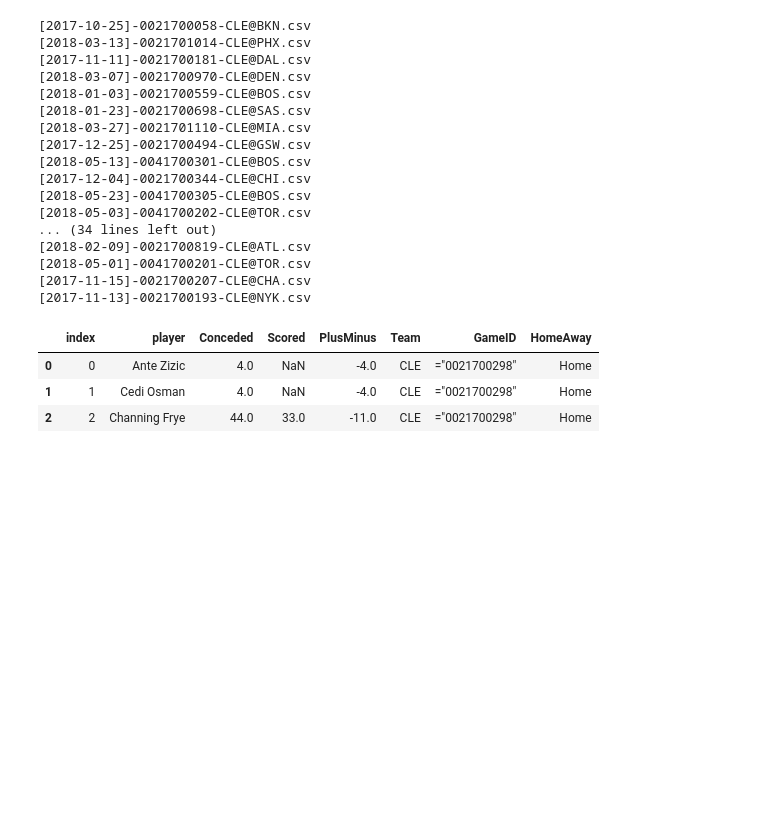
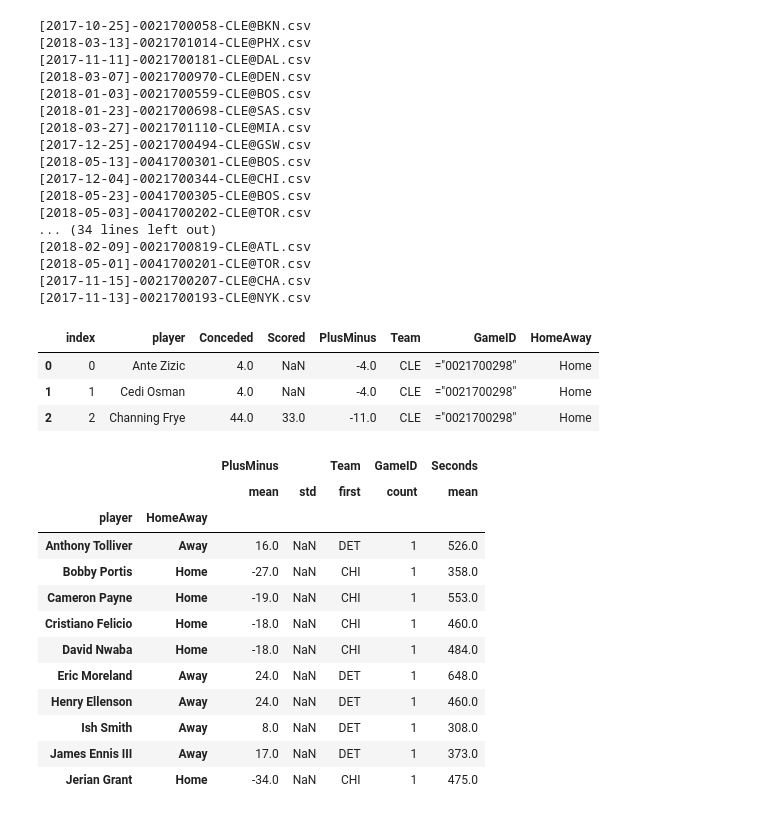
Before and after one commit to sangziteng/uscBigDataPythonCode, a Jupyter notebook: NBA/Player PlusMinus.ipynb, the cells around one changed output. Cells and saved outputs as stored; diff of their text form; code cells hidden in the pictures; blank space fills up the shorter version.

Commit message:
add playerSeconds, but only for score events

```diff
--- a/NBA/Player PlusMinus.ipynb
+++ b/NBA/Player PlusMinus.ipynb
@@ -26,6 +26,16 @@ TeamNames = set(TeamNames)
 # Directory = "1718/TRAIN/"
 
 # data = pd.read_csv(Directory + LAL_Files[0])
+
+#pd.to_timedelta(data['play_length'])
+
+def countSecond(strtime):
+    '''Caculate how many second each event'''
+    try:
+        numtime = pd.to_timedelta(strtime)
+        return numtime.total_seconds()
+    except:
+        return 0
 # %%
 # Create playerPlusMinus total dataset to accept and record each player's +/- in each Game
 Directory = "1718/TRAIN/"
@@ -41,17 +51,19 @@ for TeamName in TeamNames:
 
             HomeAway = "Home"
 
-            temp_data = data[['h1', 'h2', 'h3', 'h4', 'h5', 'team', 'points']]
+            temp_data = data[['h1', 'h2', 'h3', 'h4', 'h5', 'team', 'points', 'play_length']]
 
             temp_data['ScoredConceded'] = np.where(temp_data['team'] == TeamName, "Scored", "Conceded")
             temp_data = temp_data.loc[temp_data['points'].notnull()]
+            temp_data['play_length'] = temp_data['play_length'].apply(countSecond)
+
             temp_data2 = pd.DataFrame([])
 
             i = 0
             while i < 5:
                 i += 1
                 hname = 'h'+str(i)
-                tmp = temp_data[[hname, 'team', 'points', 'ScoredConceded']]
+                tmp = temp_data[[hname, 'team', 'points', 'ScoredConceded', 'play_length']]
                 tmp.rename(columns={hname:'player'}, inplace=True)
                 tmp['position'] = hname
                 tmp = tmp.loc[tmp['points']!=0]
@@ -59,16 +71,21 @@ for TeamName in TeamNames:
                 temp_data2 = temp_data2.append(tmp)
 
             # Calculate for each game, players score and conceded points
-            temp_data3 = pd.pivot_table(temp_data2, index = ['player', 'ScoredConceded'], values = ['points'], aggfunc = np.sum).unstack(level=1)
+            temp_data3 = pd.pivot_table(temp_data2, index = ['player', 'ScoredConceded'],\
+                                        values = ['points','play_length'], aggfunc = np.sum).unstack(level=1)
+            #print(temp_data2)
+
 
             # Make the pivot_table into a better format
             temp_data3 = temp_data3.reset_index()
-            temp_data3.columns = ['player', 'Conceded', 'Scored']
+
+            temp_data3.columns = ['player', 'ConcededSecond', 'ScoredSecond', 'Conceded', 'Scored']
 
             temp_data3['PlusMinus'] = np.nan_to_num(temp_data3['Scored']) - np.nan_to_num(temp_data3['Conceded'])
             temp_data3['Team'] = TeamName
             temp_data3['GameID'] = data['game_id']
             temp_data3['HomeAway'] = HomeAway
+            temp_data3['Seconds'] = np.nan_to_num(temp_data3['ConcededSecond']) + np.nan_to_num(temp_data3['ScoredSecond'])
 
             # After processing the entire file, append player's +/- into a whole dataset
             playerPlusMinus = playerPlusMinus.append(temp_data3.reset_index(), ignore_index=False)
@@ -79,17 +96,19 @@ for TeamName in TeamNames:
 
             HomeAway = "Away"
 
-            temp_data = data[['a1', 'a2', 'a3', 'a4', 'a5', 'team', 'points']]
+            temp_data = data[['a1', 'a2', 'a3', 'a4', 'a5', 'team', 'points', 'play_length']]
 
             temp_data['ScoredConceded'] = np.where(temp_data['team'] == TeamName, "Scored", "Conceded")
             temp_data = temp_data.loc[temp_data['points'].notnull()]
+            temp_data['play_length'] = temp_data['play_length'].apply(countSecond)
+
             temp_data2 = pd.DataFrame([])
 
             i = 0
             while i < 5:
                 i += 1
                 hname = 'a'+str(i)
-                tmp = temp_data[[hname, 'team', 'points', 'ScoredConceded']]
+                tmp = temp_data[[hname, 'team', 'points', 'ScoredConceded', 'play_length']]
                 tmp.rename(columns={hname:'player'}, inplace=True)
                 tmp['position'] = hname
                 tmp = tmp.loc[tmp['points']!=0]
@@ -97,19 +116,23 @@ for TeamName in TeamNames:
                 temp_data2 = temp_data2.append(tmp)
 
             # Calculate for each game, players score and conceded points
-            temp_data3 = pd.pivot_table(temp_data2, index = ['player', 'ScoredConceded'], values = ['points'], aggfunc = np.sum).unstack(level=1)
+            temp_data3 = pd.pivot_table(temp_data2, index = ['player', 'ScoredConceded'],\
+                                        values = ['points','play_length'], aggfunc = np.sum).unstack(level=1)
 
             # Make the pivot_table into a better format
             temp_data3 = temp_data3.reset_index()
-            temp_data3.columns = ['player', 'Conceded', 'Scored']
+            temp_data3.columns = ['player', 'ConcededSecond', 'ScoredSecond', 'Conceded', 'Scored']
 
             temp_data3['PlusMinus'] = np.nan_to_num(temp_data3['Scored']) - np.nan_to_num(temp_data3['Conceded'])
             temp_data3['Team'] = TeamName
             temp_data3['GameID'] = data['game_id']
             temp_data3['HomeAway'] = HomeAway
+            temp_data3['Seconds'] = np.nan_to_num(temp_data3['ConcededSecond']) + np.nan_to_num(temp_data3['ScoredSecond'])
+            #print(temp_data3)
 
             # After processing the entire file, append player's +/- into a whole dataset
             playerPlusMinus = playerPlusMinus.append(temp_data3.reset_index(), ignore_index=False)
+            #print(playerPlusMinus)
 
     playerPlusMinus.groupby(['player', 'HomeAway'])\
     .agg({'PlusMinus':['mean','std'], 'GameID':'count'})\
@@ -331,3 +351,20 @@ playerPlusMinus.groupby(['player', 'HomeAway']).agg({'PlusMinus':['mean','std'],
 .to_csv('Player Plus Minus'+TeamName+'.csv')
 # %%
 playerPlusMinus.to_csv('Player Plus Minus'+TeamName+'.csv')
+# %%
+playerPlusMinus.groupby(['player', 'HomeAway'])\
+.agg({'PlusMinus':['mean','std'], 'Team':'first', 'GameID':'count', 'Seconds':'mean'}).head(10)
+# %% [output]
+|  |  | PlusMinus |  | Team | GameID | Seconds |
+|  |  | mean | std | first | count | mean |
+| player | HomeAway |  |  |  |  |  |
+| Anthony Tolliver | Away | 16.0 | NaN | DET | 1 | 526.0 |
+| Bobby Portis | Home | -27.0 | NaN | CHI | 1 | 358.0 |
+| Cameron Payne | Home | -19.0 | NaN | CHI | 1 | 553.0 |
+| Cristiano Felicio | Home | -18.0 | NaN | CHI | 1 | 460.0 |
+| David Nwaba | Home | -18.0 | NaN | CHI | 1 | 484.0 |
+| Eric Moreland | Away | 24.0 | NaN | DET | 1 | 648.0 |
+| Henry Ellenson | Away | 24.0 | NaN | DET | 1 | 460.0 |
+| Ish Smith | Away | 8.0 | NaN | DET | 1 | 308.0 |
+| James Ennis III | Away | 17.0 | NaN | DET | 1 | 373.0 |
+| Jerian Grant | Home | -34.0 | NaN | CHI | 1 | 475.0 |
```
Also changed, not shown: parts of 8 cells of this notebook.
